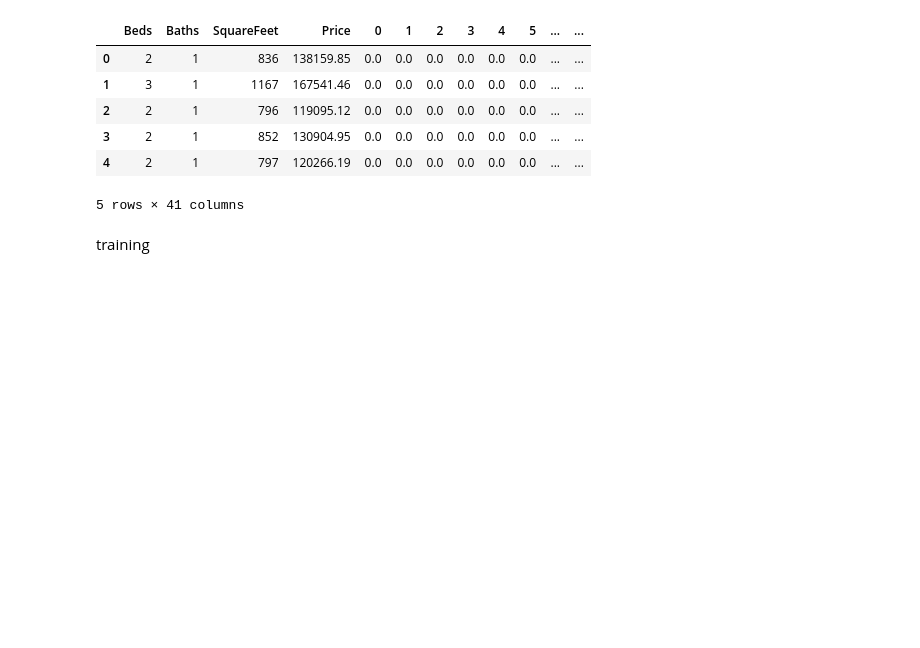
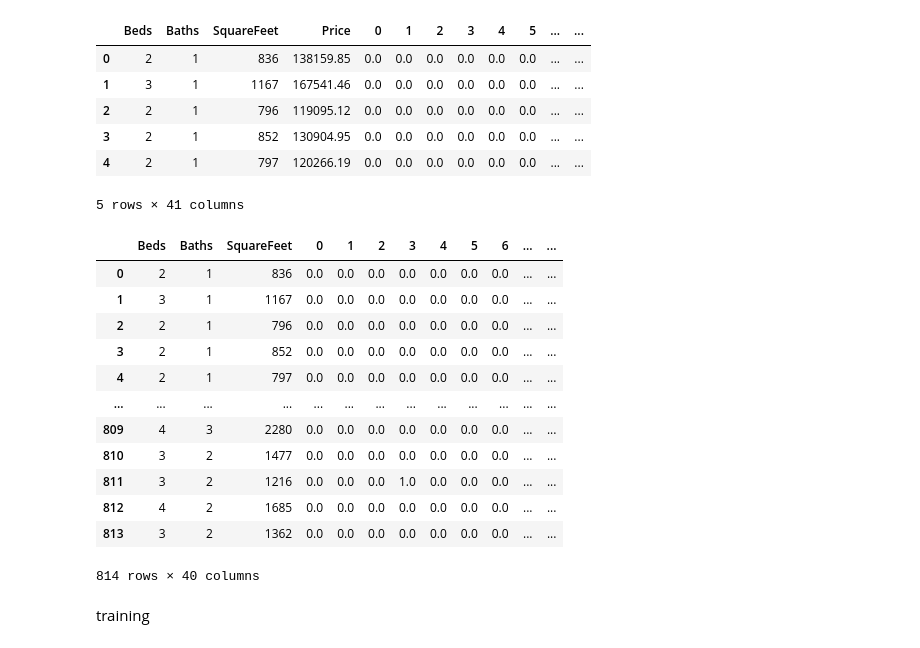
Before and after one commit to digipodium/DP-JUN-ML-200-MTTF, a Jupyter notebook: supervised/regression/random_forest.ipynb, the cells around one changed output. Saved outputs shown, nothing was run; the diff lists cells and outputs as text; code cells hidden in the pictures; blank space fills up the shorter version.

```diff
--- a/supervised/regression/random_forest.ipynb
+++ b/supervised/regression/random_forest.ipynb
@@ -65,6 +77,22 @@ df.head()
 # %%
 X = df.drop(columns=['Price'])
 y = df['Price']
+# %%
+X
+# %% [output]
+|  | Beds | Baths | SquareFeet | 0 | 1 | 2 | 3 | 4 | 5 | 6 | ... | ... |
+| 0 | 2 | 1 | 836 | 0.0 | 0.0 | 0.0 | 0.0 | 0.0 | 0.0 | 0.0 | ... | ... |
+| 1 | 3 | 1 | 1167 | 0.0 | 0.0 | 0.0 | 0.0 | 0.0 | 0.0 | 0.0 | ... | ... |
+| 2 | 2 | 1 | 796 | 0.0 | 0.0 | 0.0 | 0.0 | 0.0 | 0.0 | 0.0 | ... | ... |
+| 3 | 2 | 1 | 852 | 0.0 | 0.0 | 0.0 | 0.0 | 0.0 | 0.0 | 0.0 | ... | ... |
+| 4 | 2 | 1 | 797 | 0.0 | 0.0 | 0.0 | 0.0 | 0.0 | 0.0 | 0.0 | ... | ... |
+| ... | ... | ... | ... | ... | ... | ... | ... | ... | ... | ... | ... | ... |
+| 809 | 4 | 3 | 2280 | 0.0 | 0.0 | 0.0 | 0.0 | 0.0 | 0.0 | 0.0 | ... | ... |
+| 810 | 3 | 2 | 1477 | 0.0 | 0.0 | 0.0 | 0.0 | 0.0 | 0.0 | 0.0 | ... | ... |
+| 811 | 3 | 2 | 1216 | 0.0 | 0.0 | 0.0 | 1.0 | 0.0 | 0.0 | 0.0 | ... | ... |
+| 812 | 4 | 2 | 1685 | 0.0 | 0.0 | 0.0 | 0.0 | 0.0 | 0.0 | 0.0 | ... | ... |
+| 813 | 3 | 2 | 1362 | 0.0 | 0.0 | 0.0 | 0.0 | 0.0 | 0.0 | 0.0 | ... | ... |
+814 rows × 40 columns
 # %%
 X.columns = X.columns.astype(str) # to avoid warning in sklearn
 # %%
```
Also changed, not shown: parts of 5 cells of this notebook, 3 other files.
